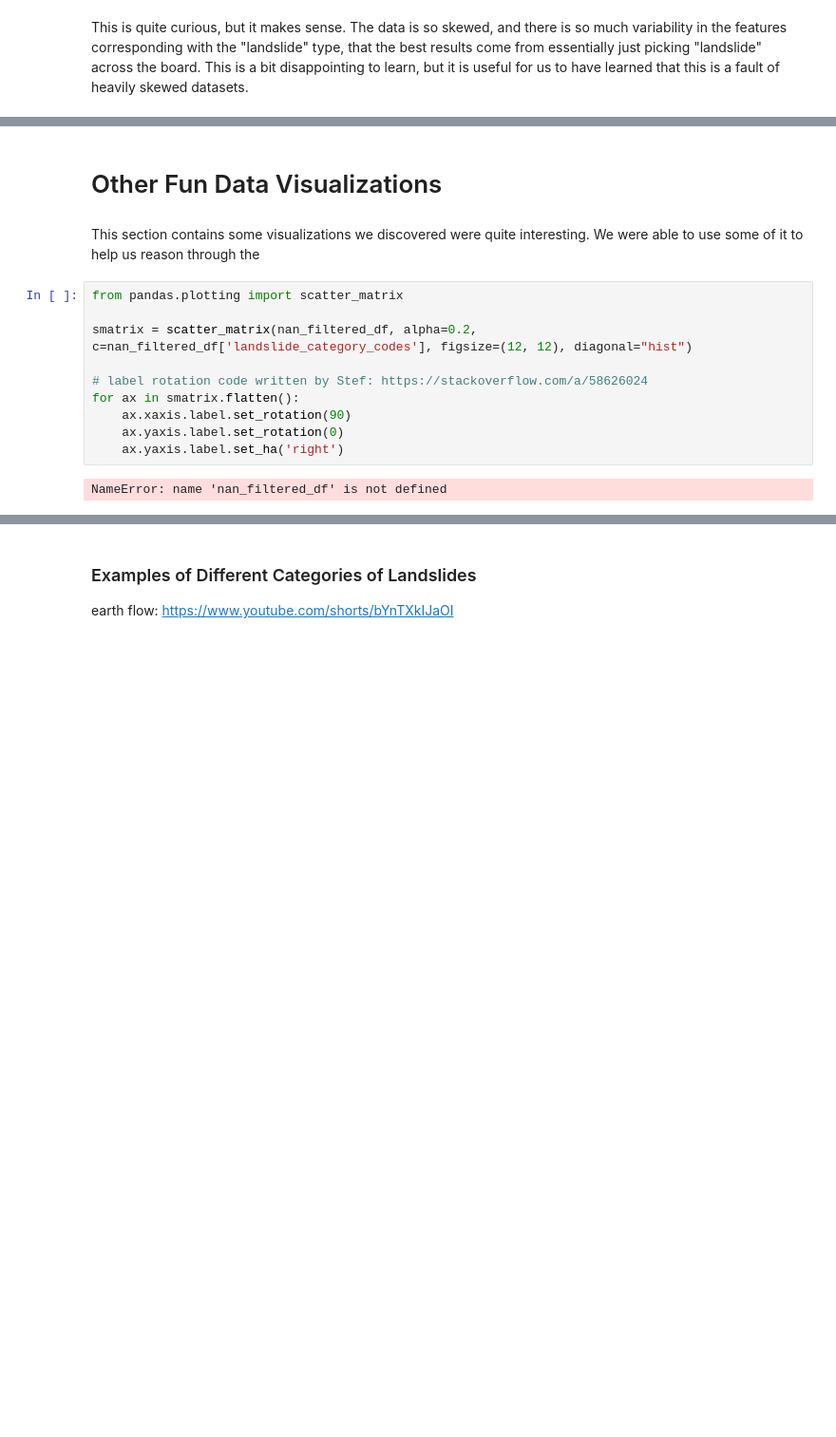
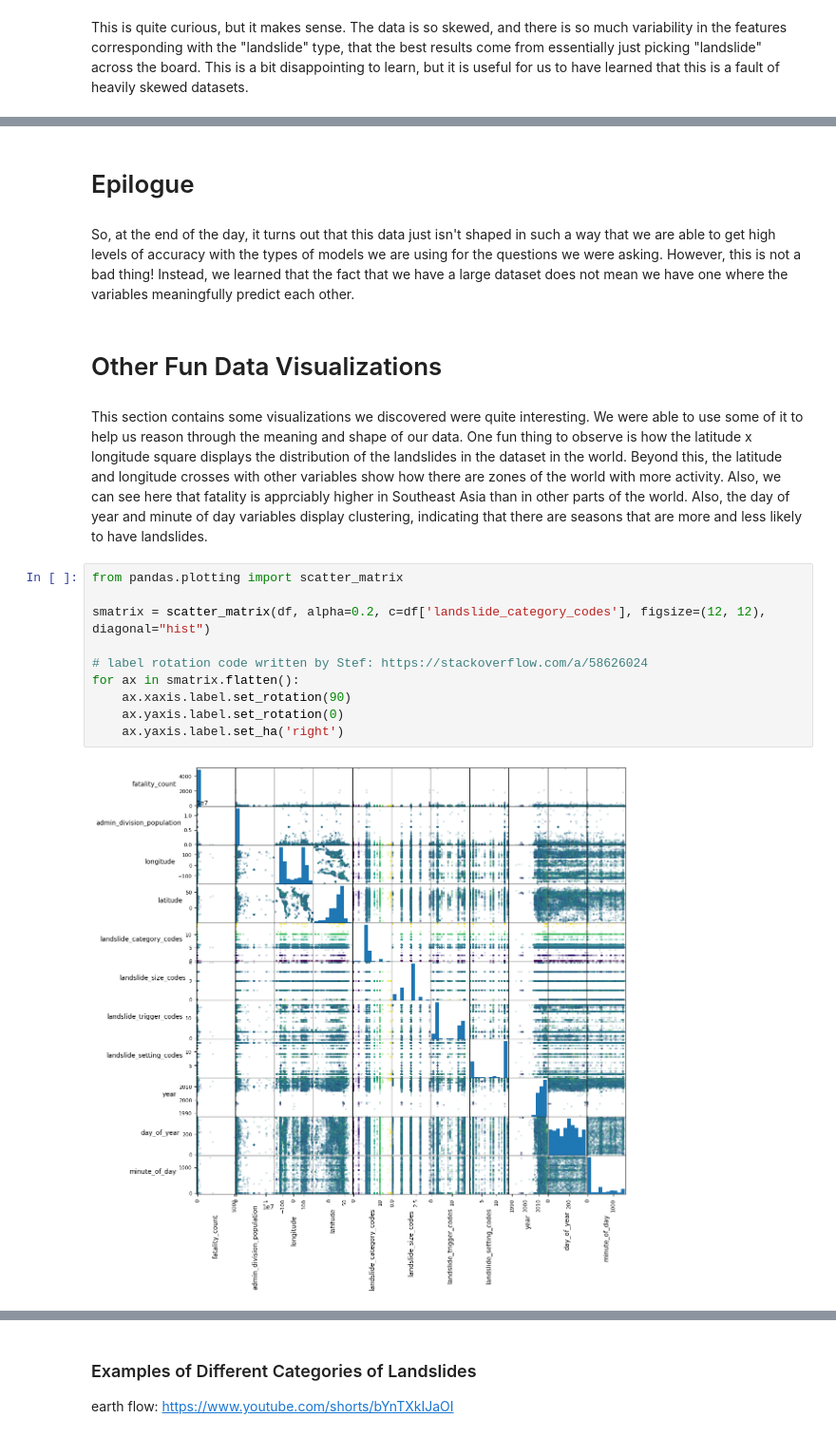
Before and after one commit to Luke-Bilhorn/CaSaL-ML, a Jupyter notebook: Landslides.ipynb, the cells around one changed output, grey strips where cells are left out. Shown at 95% size. Drawn from its saved outputs; the diff is of its cells as text; blank space fills up the shorter version.

```diff
--- a/Landslides.ipynb
+++ b/Landslides.ipynb
@@ -571,19 +818,23 @@ Name: count, dtype: int64
+# %% [markdown]
+# Epilogue
+# %% [markdown]
+So, at the end of the day, it turns out that this data just isn't shaped in such a way that we are able to get high levels of accuracy with the types of models we are using for the questions we were asking. However, this is not a bad thing! Instead, we learned that the fact that we have a large dataset does not mean we have one where the variables meaningfully predict each other.
 # %% [markdown]
 # Other Fun Data Visualizations
 # %% [markdown]
-This section contains some visualizations we discovered were quite interesting. We were able to use some of it to help us reason through the
+This section contains some visualizations we discovered were quite interesting. We were able to use some of it to help us reason through the meaning and shape of our data. One fun thing to observe is how the latitude x longitude square displays the distribution of the landslides in the dataset in the world. Beyond this, the latitude and longitude crosses with other variables show how there are zones of the world with more activity. Also, we can see here that fatality is apprciably higher in Southeast Asia than in other parts of the world. Also, the day of year and minute of day variables display clustering, indicating that there are seasons that are more and less likely to have landslides.
 # %%
 from pandas.plotting import scatter_matrix
 
-smatrix = scatter_matrix(nan_filtered_df, alpha=0.2, c=nan_filtered_df['landslide_category_codes'], figsize=(12, 12), diagonal="hist")
+smatrix = scatter_matrix(df, alpha=0.2, c=df['landslide_category_codes'], figsize=(12, 12), diagonal="hist")
 
 # label rotation code written by Stef: https://stackoverflow.com/a/58626024
 for ax in smatrix.flatten():
     ax.xaxis.label.set_rotation(90)
     ax.yaxis.label.set_rotation(0)
     ax.yaxis.label.set_ha('right')
 # %% [output]
-NameError: name 'nan_filtered_df' is not defined
+[figure, added]
 # %%
 import pandas as pd
 import matplotlib.pyplot as plt
```
Also changed, not shown: parts of 37 cells of this notebook.
